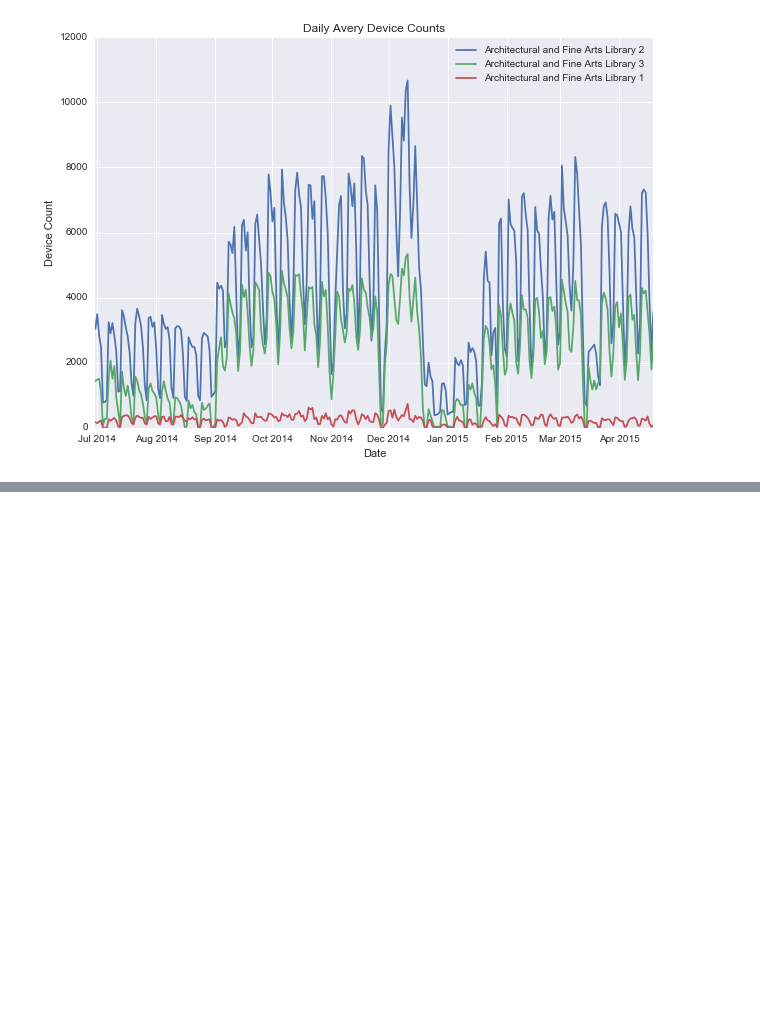
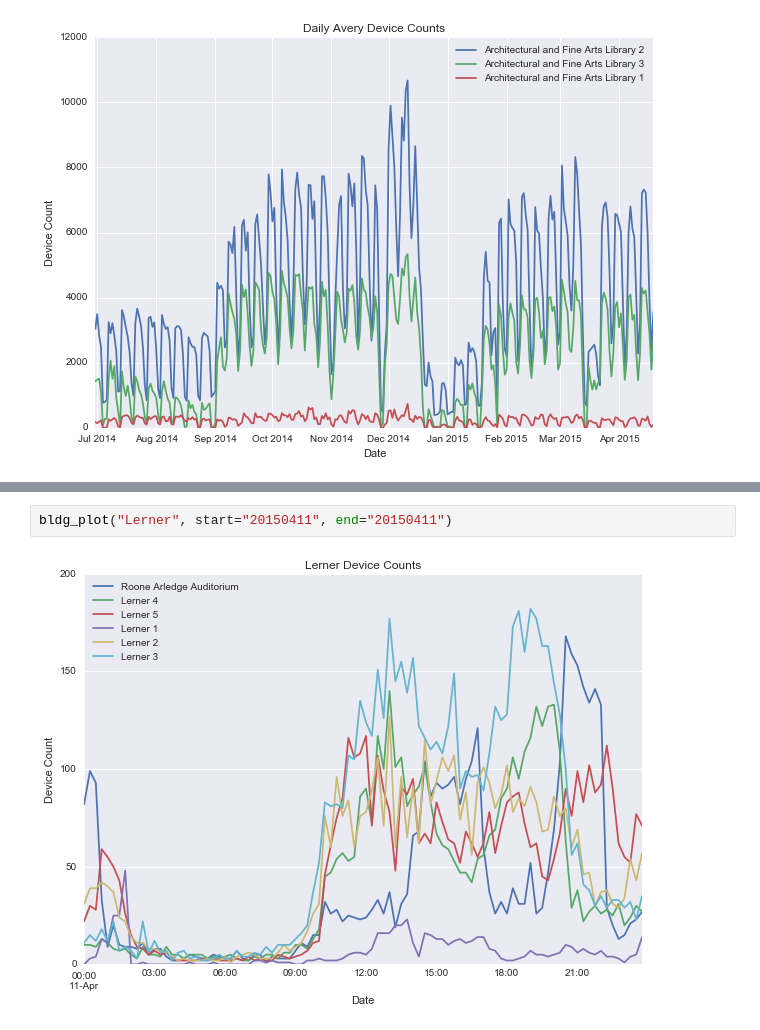
Before and after one commit to alanhdu/Density-Data-Analysis, a Jupyter notebook: density.ipynb, the cells around one changed output, grey strips where cells are left out. Saved outputs shown, nothing was run; the diff lists cells and outputs as text; blank space fills up the shorter version.

```diff
--- a/density.ipynb
+++ b/density.ipynb
@@ -108,0 +116,4 @@ bldg_plot("Avery", group="day")
+# %%
+bldg_plot("Lerner", start="20150411", end="20150411")
+# %% [output]
+[figure, added]
```
Also changed, not shown: parts of 4 cells of this notebook.
